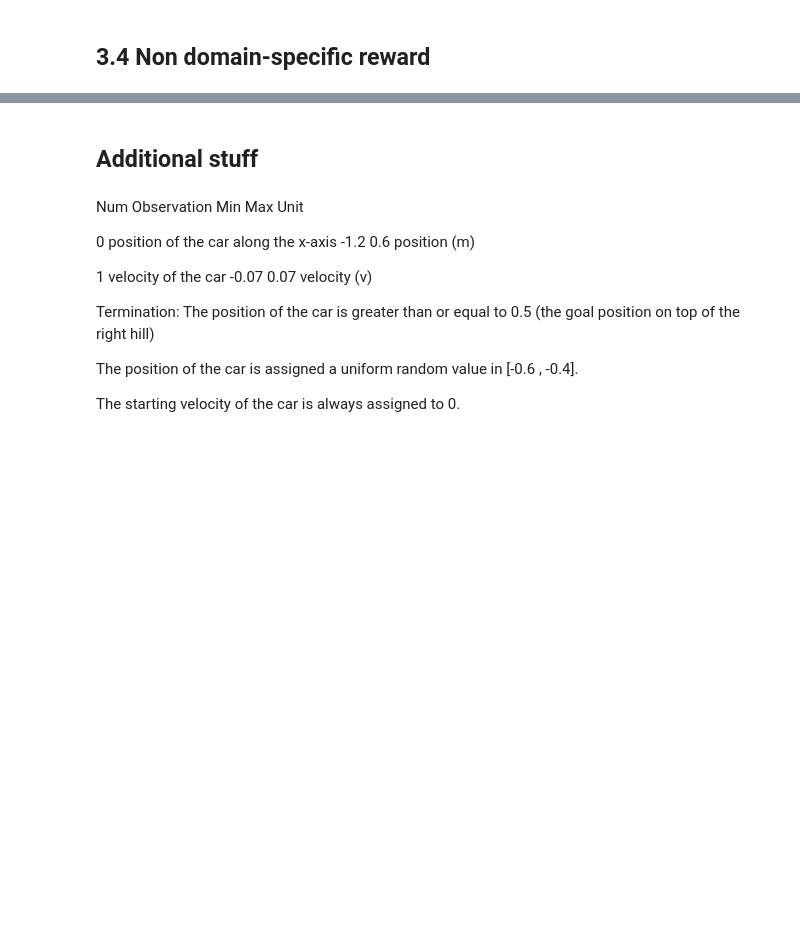
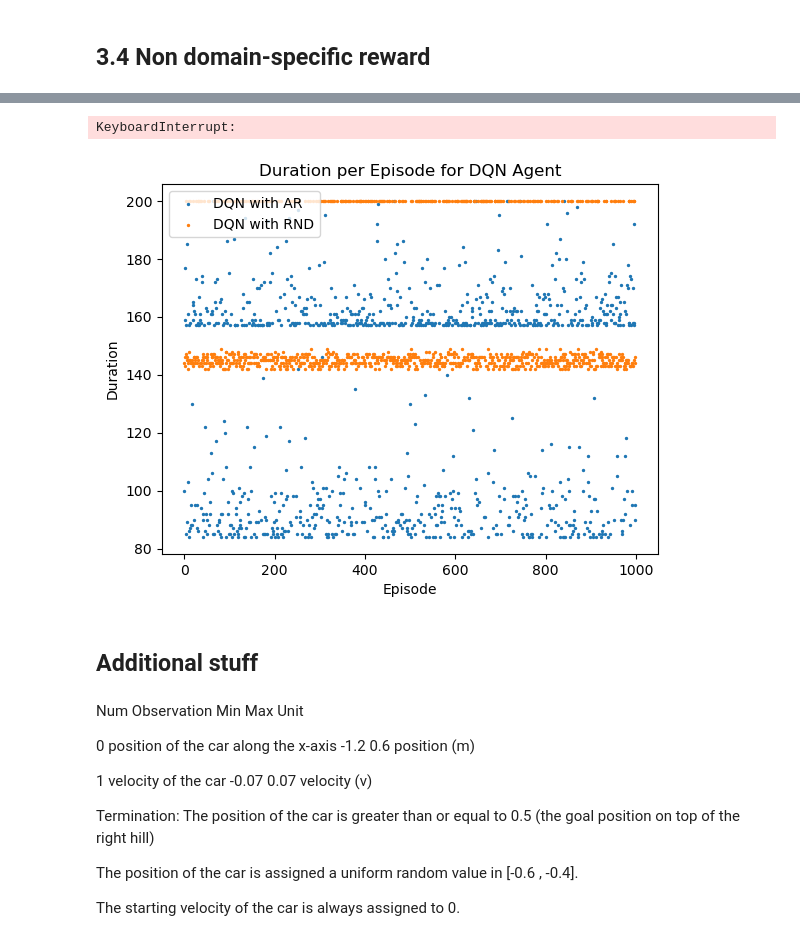
Before and after one commit to phellich/ann_project, a Jupyter notebook: main.ipynb, the cells around one changed output, grey strips where cells are left out. Drawn from its saved outputs; the diff is of its cells as text; code cells hidden in the pictures; blank space fills up the shorter version.

```diff
--- a/main.ipynb
+++ b/main.ipynb
@@ -499,7 +499,7 @@ class DQNAgent_rnd:
     def epsilon_greedy(self, Q_val):
         """ Chooses an epsilon-greedy action starting from a given state and given Q-values """
         if self.epsilon > 0.05:
-            self.epsilon = 0.9 * np.exp(-0.0017 * self.t)
+            self.epsilon = 0.9 * np.exp(-0.0015 * self.t)
         self.t += 1
         if np.random.uniform(0, 1) < self.epsilon:
             # random move (exploration)
@@ -516,7 +516,7 @@ sqrd_diff_stats = RunningStats()
 n_episodes =  3000
 reward_factor = 0.5
 
-episode_durations = []
+episode_durations_dqn_rnd = []
 episode_rewards = []
 episode_rnd_rewards = []
 episode_losses = []
@@ -547,7 +547,7 @@ for n in tqdm(range(n_episodes)):
         done = terminated or truncated
 
     success_track.append(1 if terminated else 0)
-    episode_durations.append(episode_length)
+    episode_durations_dqn_rnd.append(episode_length)
     episode_rewards.append(episode_reward)
     episode_rnd_rewards.append(episode_rnd_reward)
     episode_losses.append(episode_loss)
@@ -633,3 +649,65 @@ plt.show()
+# %%
+# set epsilon = 0 and the env seed
+
+agent_DQN_with_AR.epsilon = 0
+agent_DQN_with_RND.epsilon = 0
+
+episode_durations_dqn_rnd_test = []
+episode_durations_dqn_aux_test = []
+
+n_episodes = 1000
+for n in tqdm(range(n_episodes)):
+
+    # AUX
+    done = False
+    state, _ = env.reset(seed=n)
+    episode_length = 0
+
+    while not done:
+        action = agent_DQN_with_AR.select_action(state)
+        next_state, reward, terminated, truncated, _ = env.step(action)
+
+        state = next_state
+        episode_length += 1
+        done = terminated or truncated
+
+    episode_durations_dqn_aux_test.append(episode_length)
+
+    # RND
+    done = False
+    state, _ = env.reset(seed=n)
+    episode_length = 0
+
+    while not done:
+        action = agent_DQN_with_RND.select_action(state)
+        next_state, reward, terminated, truncated, _ = env.step(action)
+
+        state = next_state
+        episode_length += 1
+        done = terminated or truncated
+
+    episode_durations_dqn_rnd_test.append(episode_length)
+
+# save results
+df = pd.DataFrame({
+    'episode': range(1000),
+    'episode_durations_dqn_aux': episode_durations_dqn_aux_test,
+    'episode_durations_dqn_rnd': episode_durations_dqn_rnd_test
+})
+
+df.to_csv('testing_dqn.csv', index=False)
+# %% [output]
+KeyboardInterrupt:
+# %%
+plt.scatter(range(1000), episode_durations_dqn_aux_test, label='DQN with AR', s=2)
+plt.scatter(range(1000), episode_durations_dqn_rnd_test, label='DQN with RND', s=2)
+plt.xlabel('Episode')
+plt.ylabel('Duration')
+plt.title('Duration per Episode for DQN Agent')
+plt.legend()
+plt.show()
+# %% [output]
+[figure, added]
 # %% [markdown]
 ## Additional stuff
 # %%
```
Also changed, not shown: parts of 8 cells of this notebook, 6 other files.
